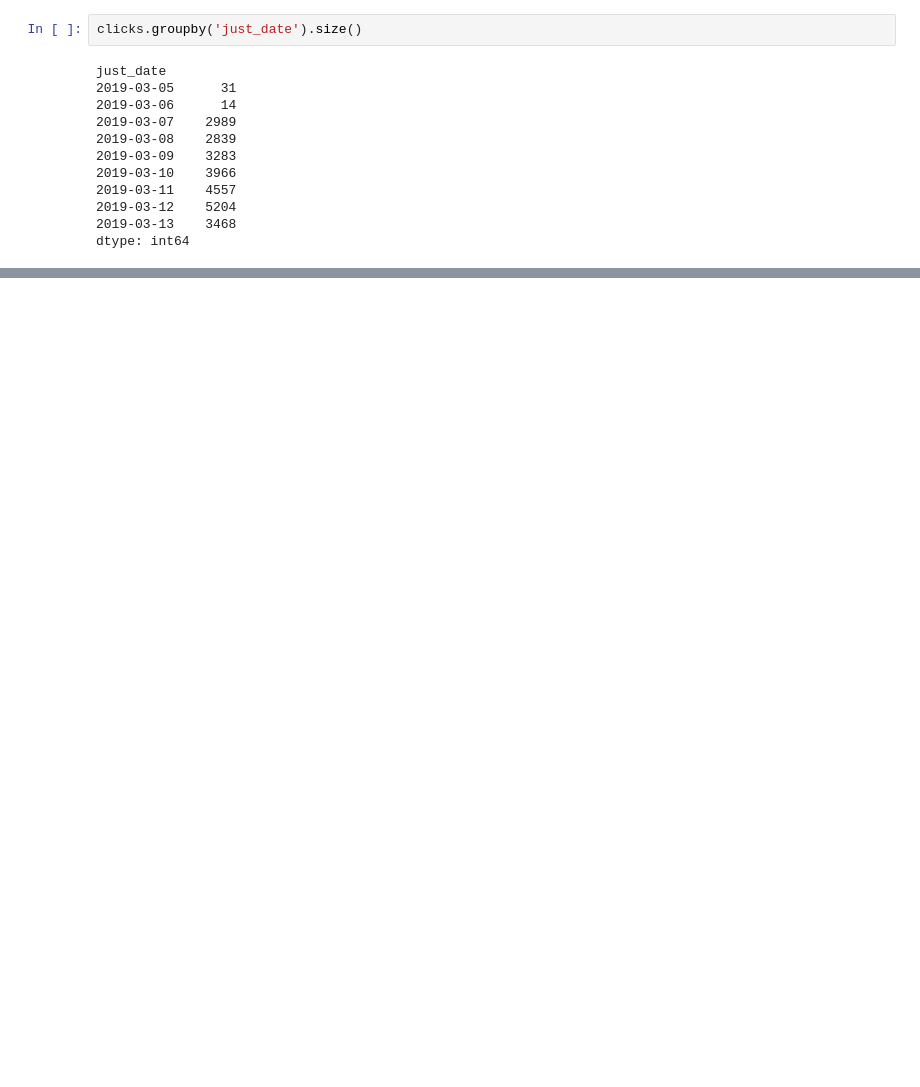
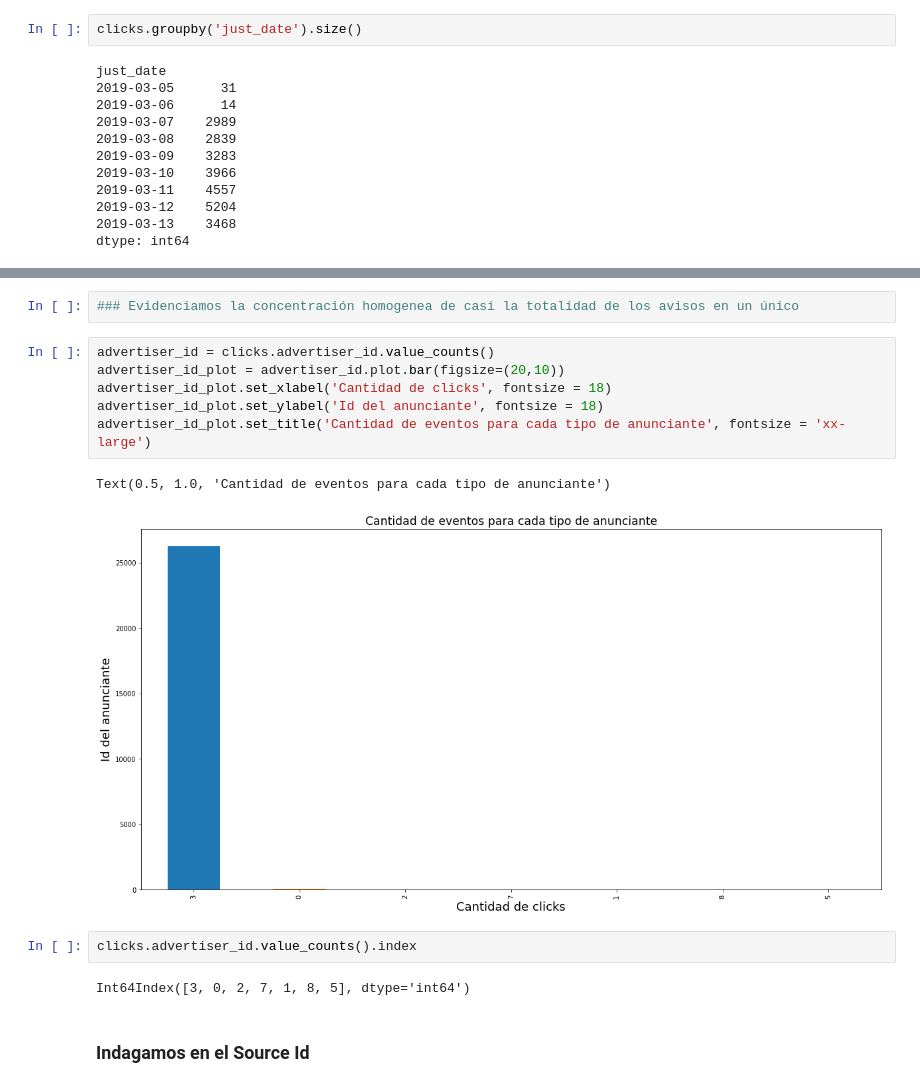
Before and after one commit to nkazlauskas/7506-tp1, a Jupyter notebook: clicks.ipynb, the cells around one changed output, grey strips where cells are left out. Saved outputs shown, nothing was run; the diff lists cells and outputs as text; blank space fills up the shorter version.

```diff
--- a/clicks.ipynb
+++ b/clicks.ipynb
@@ -217,0 +148,17 @@ Name: wifi_connection, dtype: int64
+# %%
+### Evidenciamos la concentración homogenea de casi la totalidad de los avisos en un único
+# %%
+advertiser_id = clicks.advertiser_id.value_counts()
+advertiser_id_plot = advertiser_id.plot.bar(figsize=(20,10))
+advertiser_id_plot.set_xlabel('Cantidad de clicks', fontsize = 18)
+advertiser_id_plot.set_ylabel('Id del anunciante', fontsize = 18)
+advertiser_id_plot.set_title('Cantidad de eventos para cada tipo de anunciante', fontsize = 'xx-large')
+# %% [output]
+Text(0.5, 1.0, 'Cantidad de eventos para cada tipo de anunciante')
+[figure, added]
+# %%
+clicks.advertiser_id.value_counts().index
+# %% [output]
+Int64Index([3, 0, 2, 7, 1, 8, 5], dtype='int64')
+# %% [markdown]
+### Indagamos en el Source Id
```
Also changed, not shown: parts of 48 cells of this notebook.
